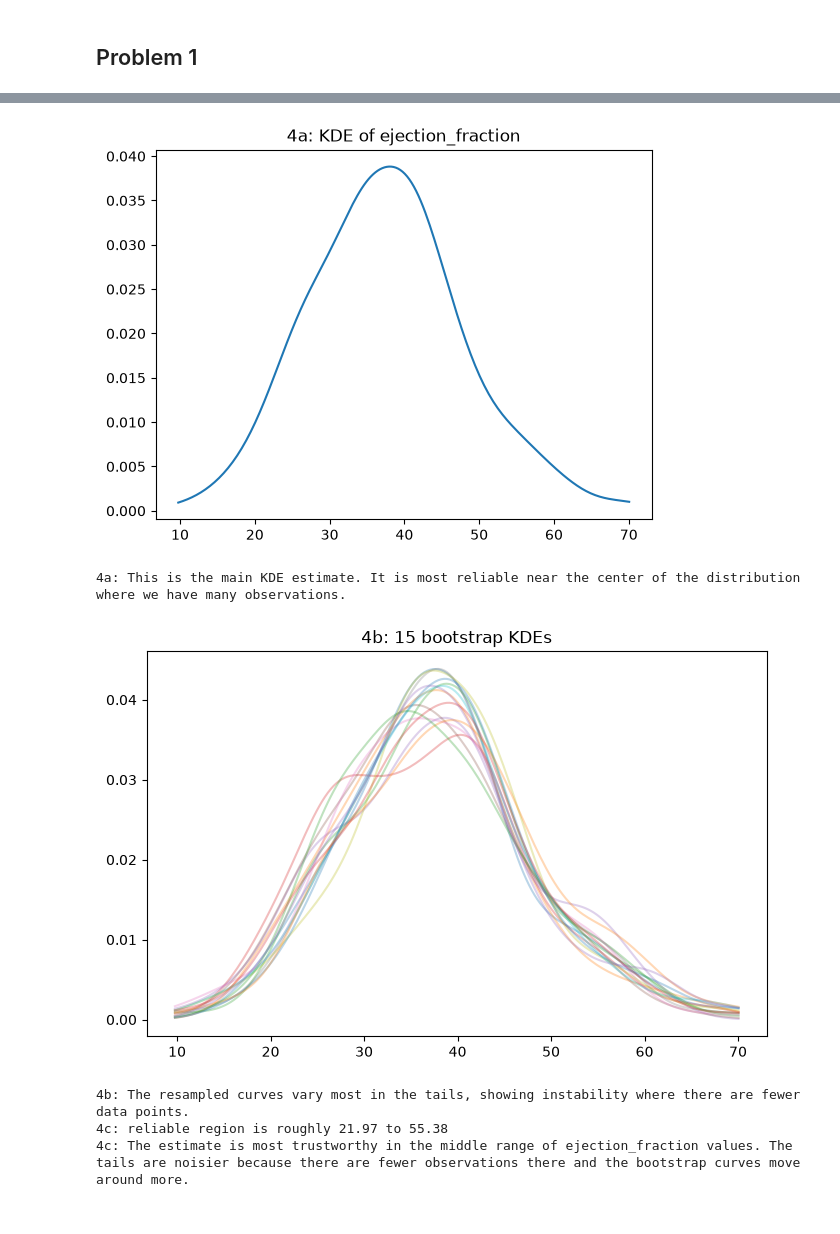
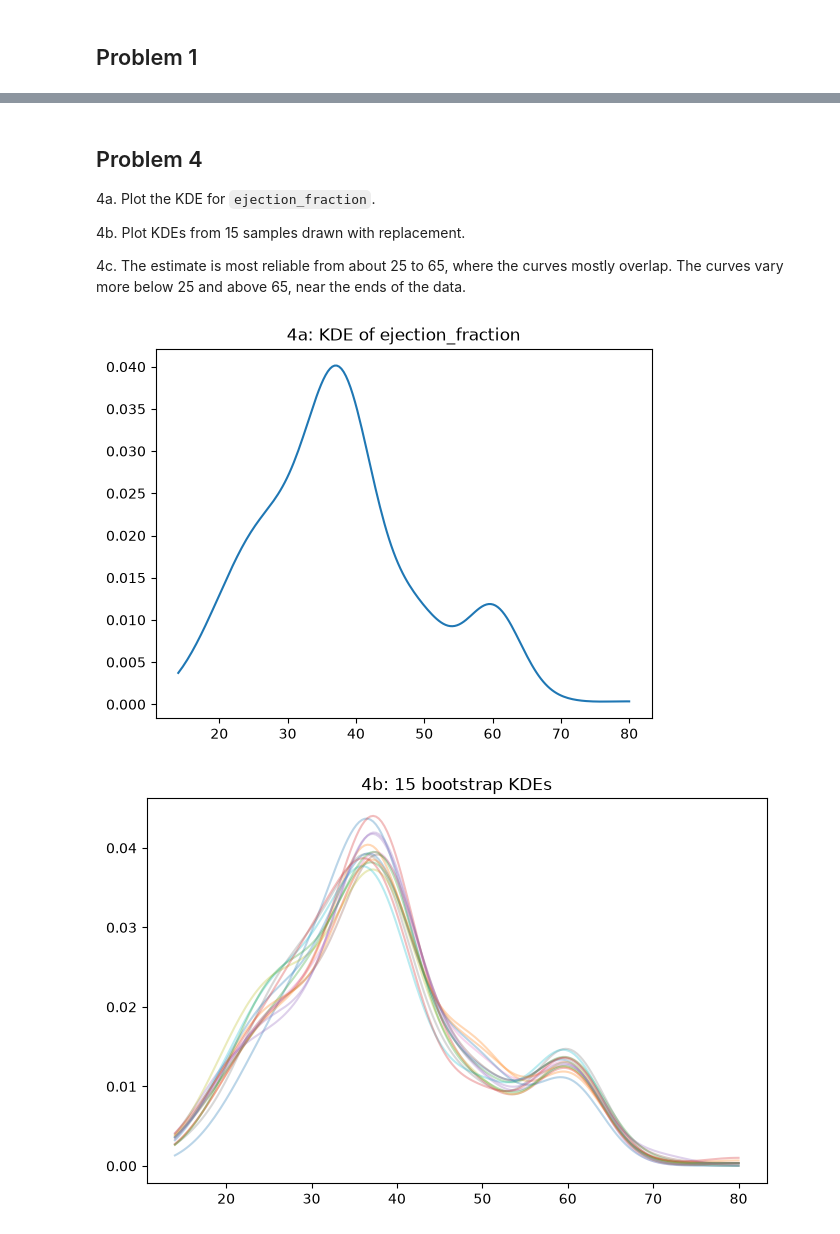
Before and after one commit to waltroou/uu_kde, a Jupyter notebook: Problem_set_4/problem_set_4_solutions.ipynb, the cells around one changed output, grey strips where cells are left out. Saved outputs shown, nothing was run; the diff lists cells and outputs as text; code cells hidden in the pictures.

Commit message:
Organized the notebook more, and fixed file path for heart rate data

```diff
--- a/Problem_set_4/problem_set_4_solutions.ipynb
+++ b/Problem_set_4/problem_set_4_solutions.ipynb
@@ -108,44 +78,36 @@ This happens because a uniform kernel is a box: once a point moves inside or out
+# %% [markdown]
+## Problem 4
+4a. Plot the KDE for `ejection_fraction`.
+
+4b. Plot KDEs from 15 samples drawn with replacement.
+
+4c. The estimate is most reliable from about 25 to 65, where the curves mostly overlap. The curves vary more below 25 and above 65, near the ends of the data.
 # %%
-import os
-
-if os.path.exists('data/heart_failure_clinical_records_dataset.csv'):
-    df = pd.read_csv('data/heart_failure_clinical_records_dataset.csv')
-else:
-    rng = np.random.default_rng(42)
-    df = pd.DataFrame({
-        'ejection_fraction': np.clip(rng.normal(38, 11, 300), 5, 80)
-    })
-
-# 4a
+df = pd.read_csv('../data/heart_failure_clinical_records_dataset.csv')
 x = df['ejection_fraction']
 k = 1.06 * x.std(ddof=1) * len(x) ** (-0.2)
 xs = np.linspace(x.min(), x.max(), 200)
+
+# 4a
 vals = []
 for xi in xs:
     g = np.mean(np.exp(-0.5 * ((x - xi) / k) ** 2) / (k * np.sqrt(2 * np.pi)))
     vals.append(g)
 plt.plot(xs, vals)
 plt.title('4a: KDE of ejection_fraction')
 plt.show()
 
 # 4b
 plt.figure(figsize=(8, 5))
 for i in range(15):
-    s = x.sample(frac=1.0, replace=True, random_state=i)
-    vals_s = []
+    sample = df.sample(frac=1.0, replace=True, random_state=i)['ejection_fraction']
+    vals_sample = []
     for xi in xs:
-        g = np.mean(np.exp(-0.5 * ((s - xi) / k) ** 2) / (k * np.sqrt(2 * np.pi)))
-        vals_s.append(g)
-    plt.plot(xs, vals_s, alpha=0.3)
+        g = np.mean(np.exp(-0.5 * ((sample - xi) / k) ** 2) / (k * np.sqrt(2 * np.pi)))
+        vals_sample.append(g)
+    plt.plot(xs, vals_sample, alpha=0.3)
 plt.title('4b: 15 bootstrap KDEs')
 plt.show()
-
-# 4c
-q05, q95 = x.quantile([0.05, 0.95])
 # %% [output]
-[figure, old version]
+[figure, new version]
-4a: This is the main KDE estimate. It is most reliable near the center of the distribution where we have many observations.
-[figure, old version]
+[figure, new version]
-4b: The resampled curves vary most in the tails, showing instability where there are fewer data points.
-4c: reliable region is roughly 21.97 to 55.38
-4c: The estimate is most trustworthy in the middle range of ejection_fraction values. The tails are noisier because there are fewer observations there and the bootstrap curves move around more.
```
Also changed, not shown: parts of 10 cells of this notebook.
